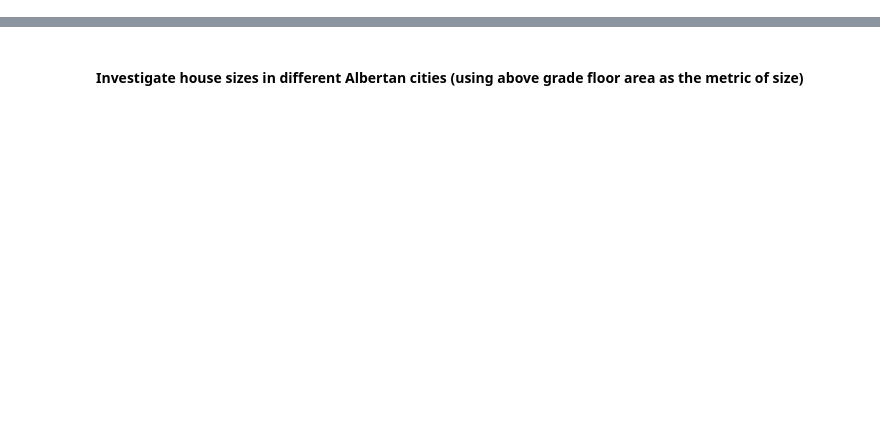
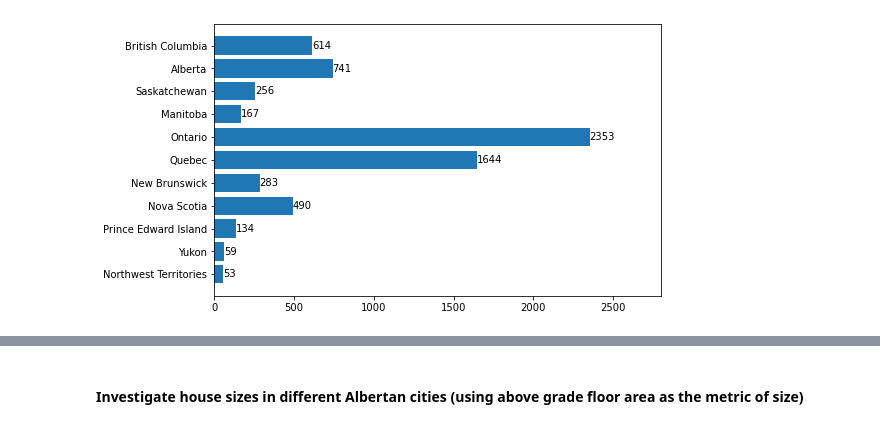
Before and after one commit to canmet-energy/housing-archetypes, a Jupyter notebook: analysis/sample-analysis/housing-archetype-analysis-example.ipynb, the cells around one changed output, grey strips where cells are left out. Cells and saved outputs as stored; diff of their text form; code cells hidden in the pictures; blank space fills up the shorter version.

```diff
--- a/analysis/sample-analysis/housing-archetype-analysis-example.ipynb
+++ b/analysis/sample-analysis/housing-archetype-analysis-example.ipynb
@@ -74,0 +28,28 @@ plt.show()
+# %%
+# Import Libraries
+import pandas as pd
+import numpy as np
+import matplotlib.pyplot as plt
+import seaborn as sns
+
+# Plotting defaults
+
+import matplotlib.pyplot as plt
+plt.rcParams["figure.figsize"] = (8,5)
+
+#sns.set(palette="colorblind", style="ticks", context="notebook")
+
+# Load archetype data table into dataframes,
+# Note: Setting `low_memory = False` enables python to
+#       load large datasets without warning the user
+
+df_base = pd.read_csv('../../data/tables/archetype_descriptions.csv', low_memory = False)
+df_windows = pd.read_csv('../../data/tables/extra_data_windows.csv', low_memory = False)
+df_supp_heat = pd.read_csv('../../data/tables/extra_data_heating_sys.csv',low_memory = False)
+
+# `prov_o` is a list used to control the order that provinces are displayed in  charts.
+prov_o = ['British Columbia','Alberta','Saskatchewan','Manitoba','Ontario','Quebec',
+          'New Brunswick','Nova Scotia','Prince Edward Island',
+          'Yukon','Northwest Territories']
+
+colours_heating_fuel = {'Electric':'tab:green',  'Natural gas':'tab:blue','Oil':'tab:orange','no data':'tab:gray', 'Propane':'tab:red', 'Wood':'tab:brown'}
@@ -74,0 +62,15 @@ plt.show()
+# %%
+# Use crosstab to compute the frequency of archetypes by province
+ctab = pd.crosstab(index=df_base['province'], columns=[1])
+ctab = ctab.reindex(prov_o, axis='rows')  # Re-order provinces by prov_o
+
+# Draw horizontal bar chart showing distribution by province
+fig, ax = plt.subplots()
+hbars = ax.barh(ctab.index, ctab[1], align='center')
+ax.invert_yaxis() # Put BC at the top
+ax.bar_label(hbars, fmt='%.0f') # Label bars
+ax.set_xlim(right=2800) #shift axis limit
+
+plt.show()
+# %% [output]
+[figure, added]
```
Also changed, not shown: parts of 51 cells of this notebook, 4 other files.
